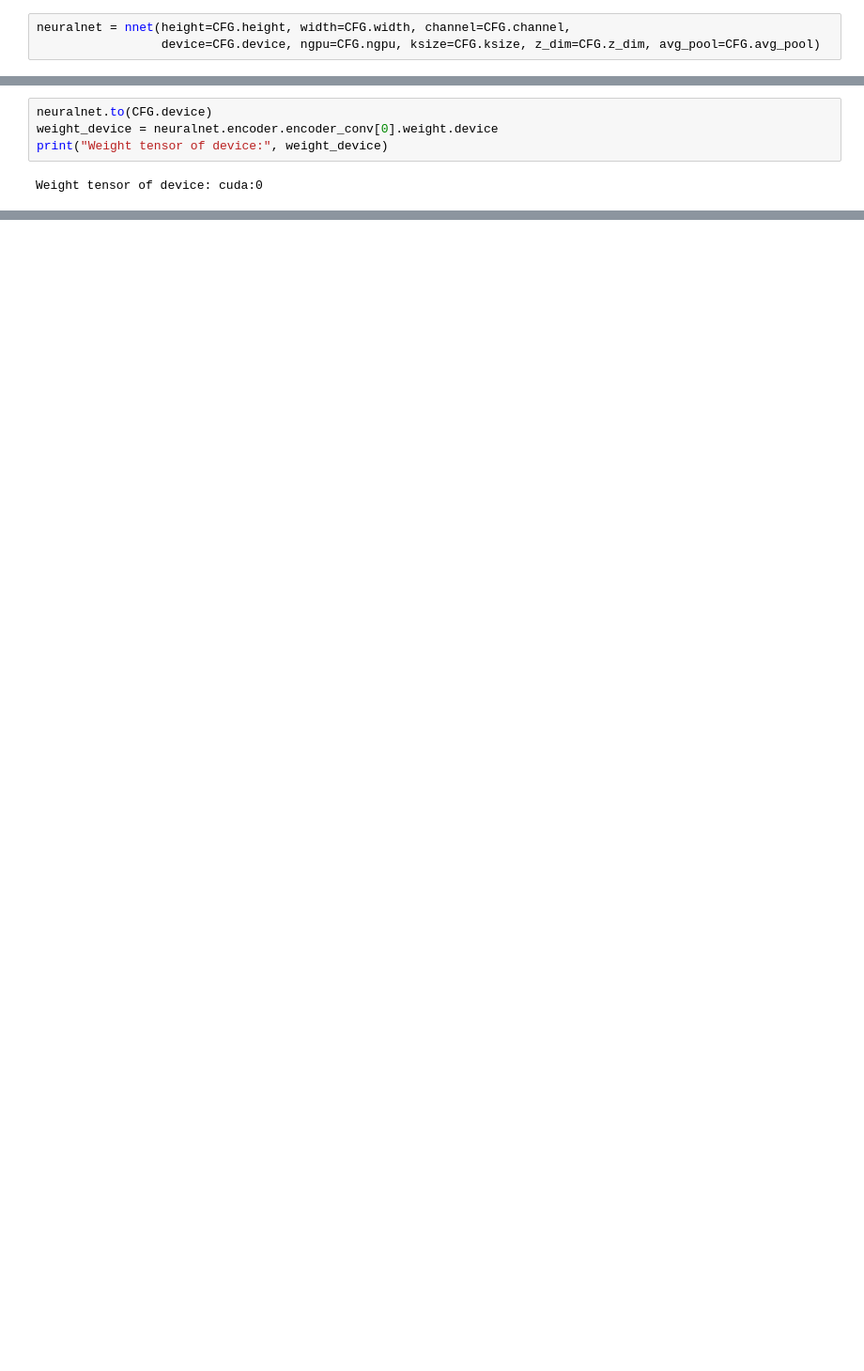
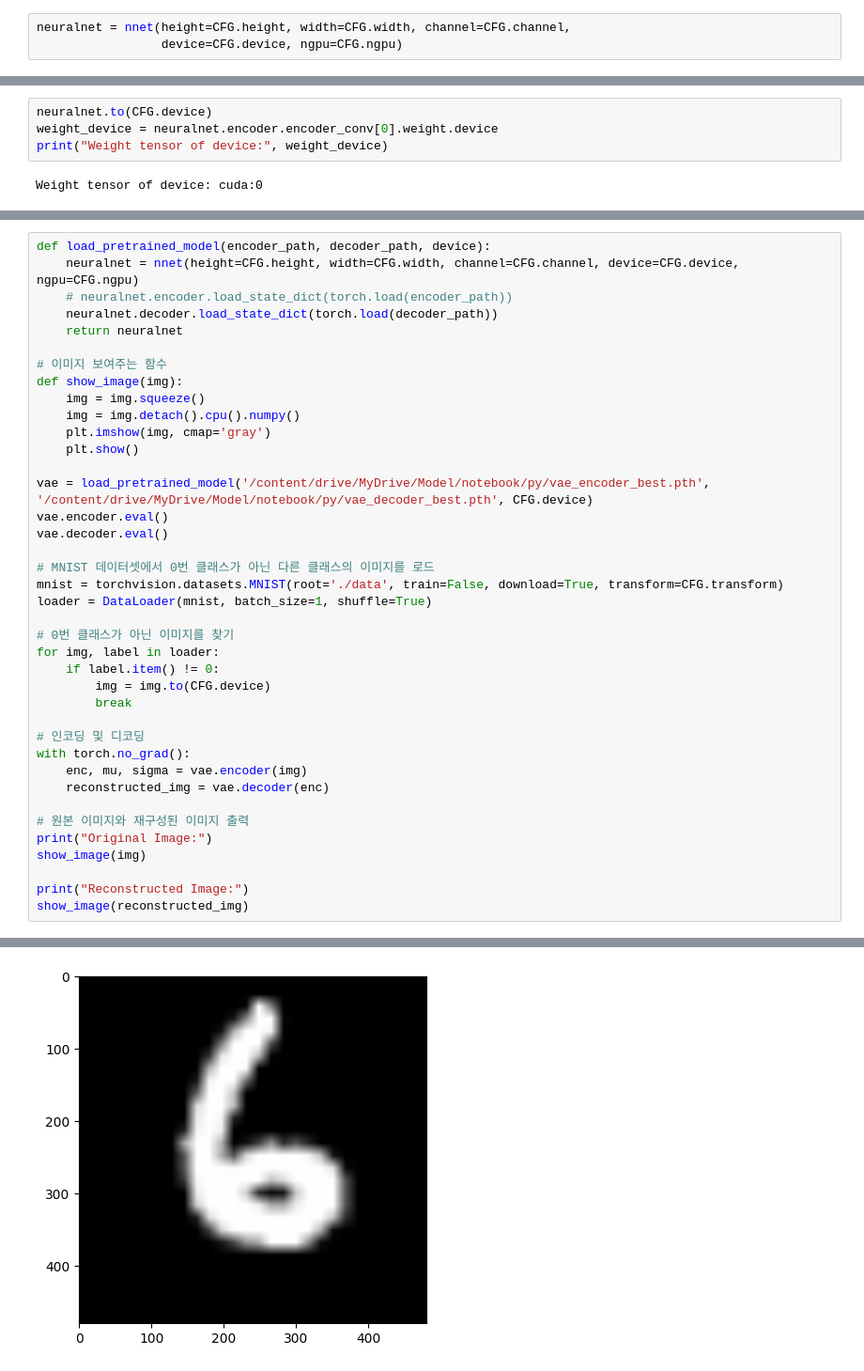
Before and after one commit to wooyoungwoong-AI/Secondary-Battery-Anomaly-detection, a Jupyter notebook: notebook/run_colab_ver.ipynb, the cells around one changed output, grey strips where cells are left out. Shown: that part at 94% size. Cells and saved outputs as stored; diff of their text form; blank space fills up the shorter version.

```diff
--- a/notebook/run_colab_ver.ipynb
+++ b/notebook/run_colab_ver.ipynb
@@ -126,5 +126,5 @@ train_dataset = VAECustomDataset(file_paths=train_paths, transform=CFG.transform
 test_dataset = VAECustomDataset(file_paths=test_paths, transform=CFG.transform)
 # %%
 neuralnet = nnet(height=CFG.height, width=CFG.width, channel=CFG.channel,
-                 device=CFG.device, ngpu=CFG.ngpu, ksize=CFG.ksize, z_dim=CFG.z_dim, avg_pool=CFG.avg_pool)
+                 device=CFG.device, ngpu=CFG.ngpu)
 # %% [output]
@@ -206,0 +227,40 @@ KeyboardInterrupt:
+# %%
+def load_pretrained_model(encoder_path, decoder_path, device):
+    neuralnet = nnet(height=CFG.height, width=CFG.width, channel=CFG.channel, device=CFG.device, ngpu=CFG.ngpu)
+    # neuralnet.encoder.load_state_dict(torch.load(encoder_path))
+    neuralnet.decoder.load_state_dict(torch.load(decoder_path))
+    return neuralnet
+
+# 이미지 보여주는 함수
+def show_image(img):
+    img = img.squeeze()
+    img = img.detach().cpu().numpy()
+    plt.imshow(img, cmap='gray')
+    plt.show()
+
+vae = load_pretrained_model('/content/drive/MyDrive/Model/notebook/py/vae_encoder_best.pth', '/content/drive/MyDrive/Model/notebook/py/vae_decoder_best.pth', CFG.device)
+vae.encoder.eval()
+vae.decoder.eval()
+
+# MNIST 데이터셋에서 0번 클래스가 아닌 다른 클래스의 이미지를 로드
+mnist = torchvision.datasets.MNIST(root='./data', train=False, download=True, transform=CFG.transform)
+loader = DataLoader(mnist, batch_size=1, shuffle=True)
+
+# 0번 클래스가 아닌 이미지를 찾기
+for img, label in loader:
+    if label.item() != 0:
+        img = img.to(CFG.device)
+        break
+
+# 인코딩 및 디코딩
+with torch.no_grad():
+    enc, mu, sigma = vae.encoder(img)
+    reconstructed_img = vae.decoder(enc)
+
+# 원본 이미지와 재구성된 이미지 출력
+print("Original Image:")
+show_image(img)
+
+print("Reconstructed Image:")
+show_image(reconstructed_img)
+# %% [output]
@@ -206,0 +269 @@ KeyboardInterrupt:
+[figure, added]
```
Also changed, not shown: parts of 8 cells of this notebook.
